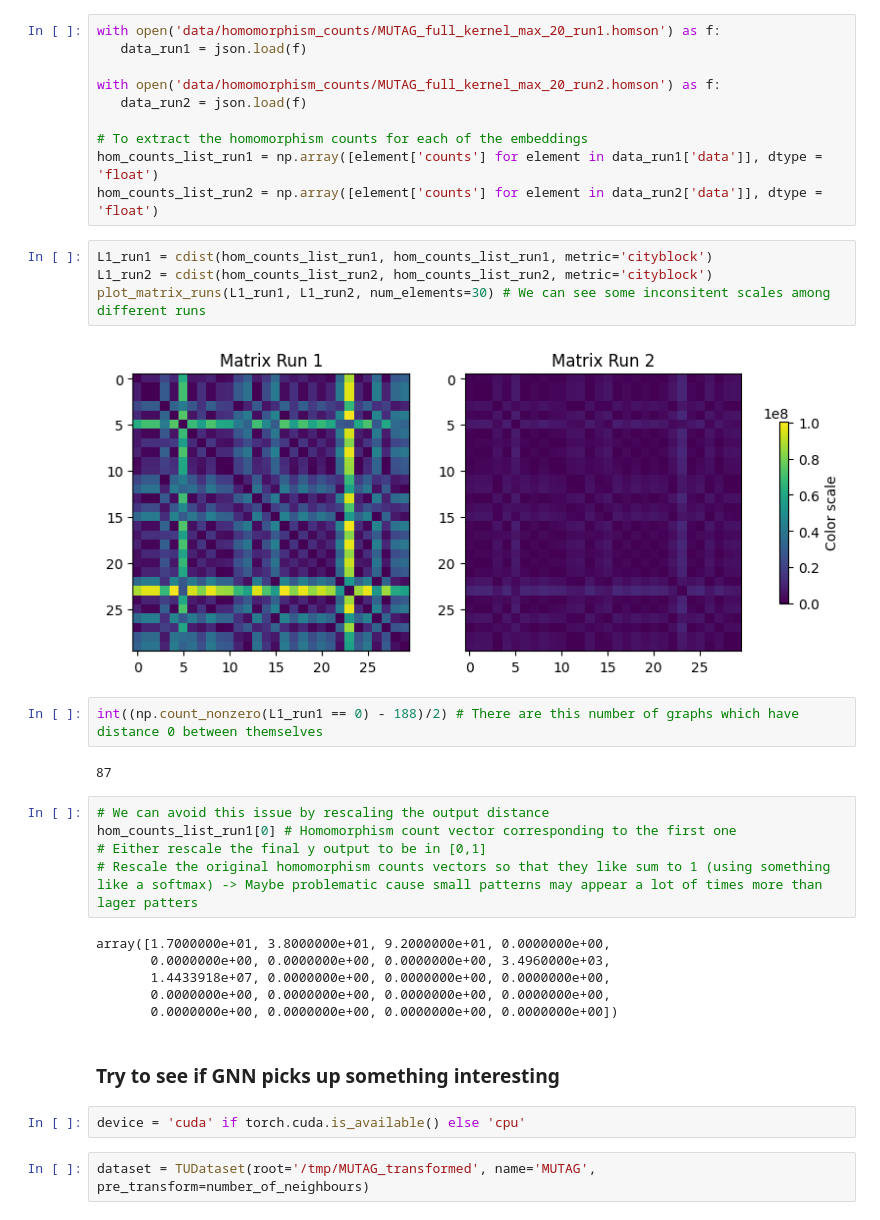
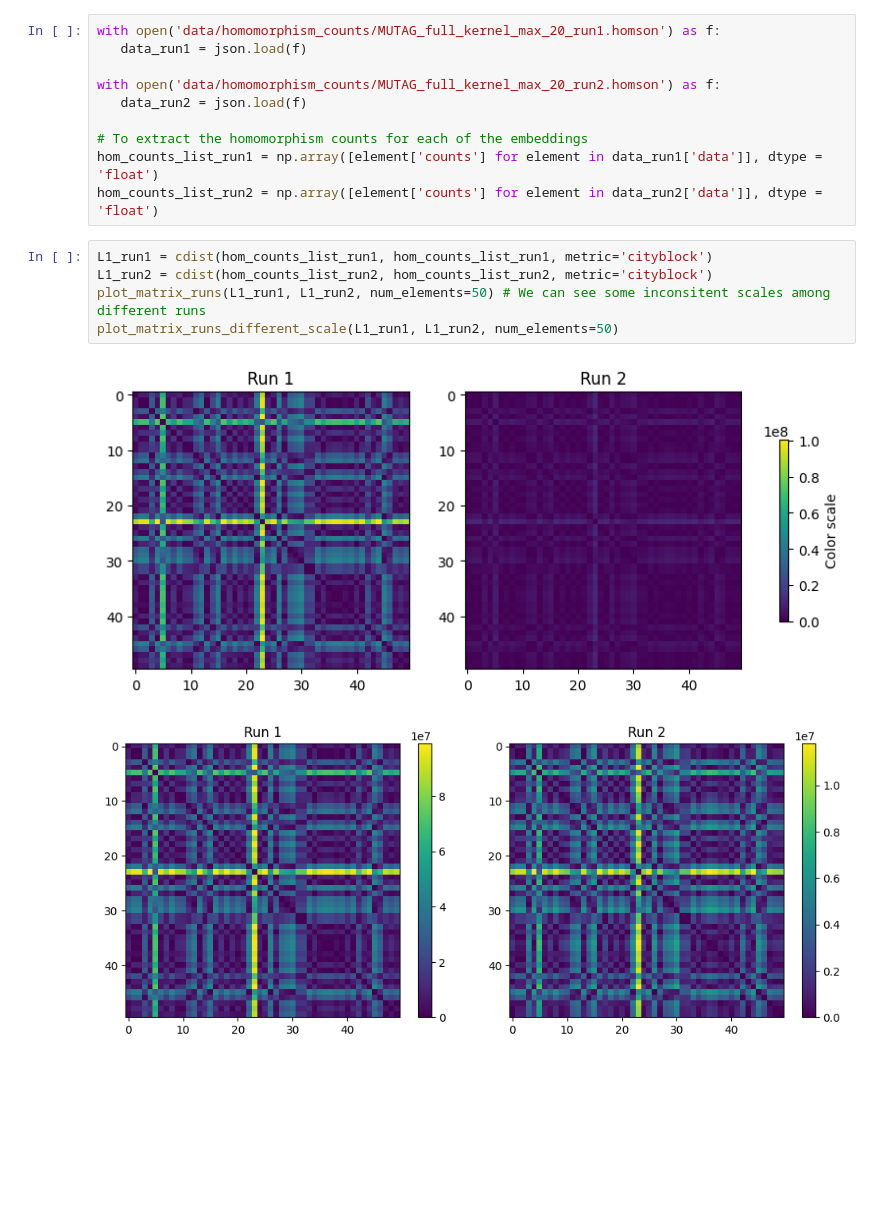
Before and after one commit to SDavenia/CL-GNN, a Jupyter notebook: exploration.ipynb, the cells around one changed output. Saved outputs shown, nothing was run; the diff lists cells and outputs as text; blank space fills up the shorter version.

```diff
--- a/exploration.ipynb
+++ b/exploration.ipynb
@@ -30,27 +30,8 @@ hom_counts_list_run2 = np.array([element['counts'] for element in data_run2['dat
 # %%
 L1_run1 = cdist(hom_counts_list_run1, hom_counts_list_run1, metric='cityblock')
 L1_run2 = cdist(hom_counts_list_run2, hom_counts_list_run2, metric='cityblock')
-plot_matrix_runs(L1_run1, L1_run2, num_elements=30) # We can see some inconsitent scales among different runs
+plot_matrix_runs(L1_run1, L1_run2, num_elements=50) # We can see some inconsitent scales among different runs
+plot_matrix_runs_different_scale(L1_run1, L1_run2, num_elements=50)
 # %% [output]
-[figure, old version]
+[figure, new version]
+[figure, added]
-# %%
-int((np.count_nonzero(L1_run1 == 0) - 188)/2) # There are this number of graphs which have distance 0 between themselves
-# %% [output]
-87
-# %%
-# We can avoid this issue by rescaling the output distance
-hom_counts_list_run1[0] # Homomorphism count vector corresponding to the first one
-# Either rescale the final y output to be in [0,1]
-# Rescale the original homomorphism counts vectors so that they like sum to 1 (using something like a softmax) -> Maybe problematic cause small patterns may appear a lot of times more than lager patters
-# %% [output]
-array([1.7000000e+01, 3.8000000e+01, 9.2000000e+01, 0.0000000e+00,
-       0.0000000e+00, 0.0000000e+00, 0.0000000e+00, 3.4960000e+03,
-       1.4433918e+07, 0.0000000e+00, 0.0000000e+00, 0.0000000e+00,
-       0.0000000e+00, 0.0000000e+00, 0.0000000e+00, 0.0000000e+00,
-       0.0000000e+00, 0.0000000e+00, 0.0000000e+00, 0.0000000e+00])
-# %% [markdown]
-### Try to see if GNN picks up something interesting
-# %%
-device = 'cuda' if torch.cuda.is_available() else 'cpu'
-# %%
-dataset = TUDataset(root='/tmp/MUTAG_transformed', name='MUTAG', pre_transform=number_of_neighbours)
```
Also changed, not shown: parts of 25 cells of this notebook, 3 other files.
